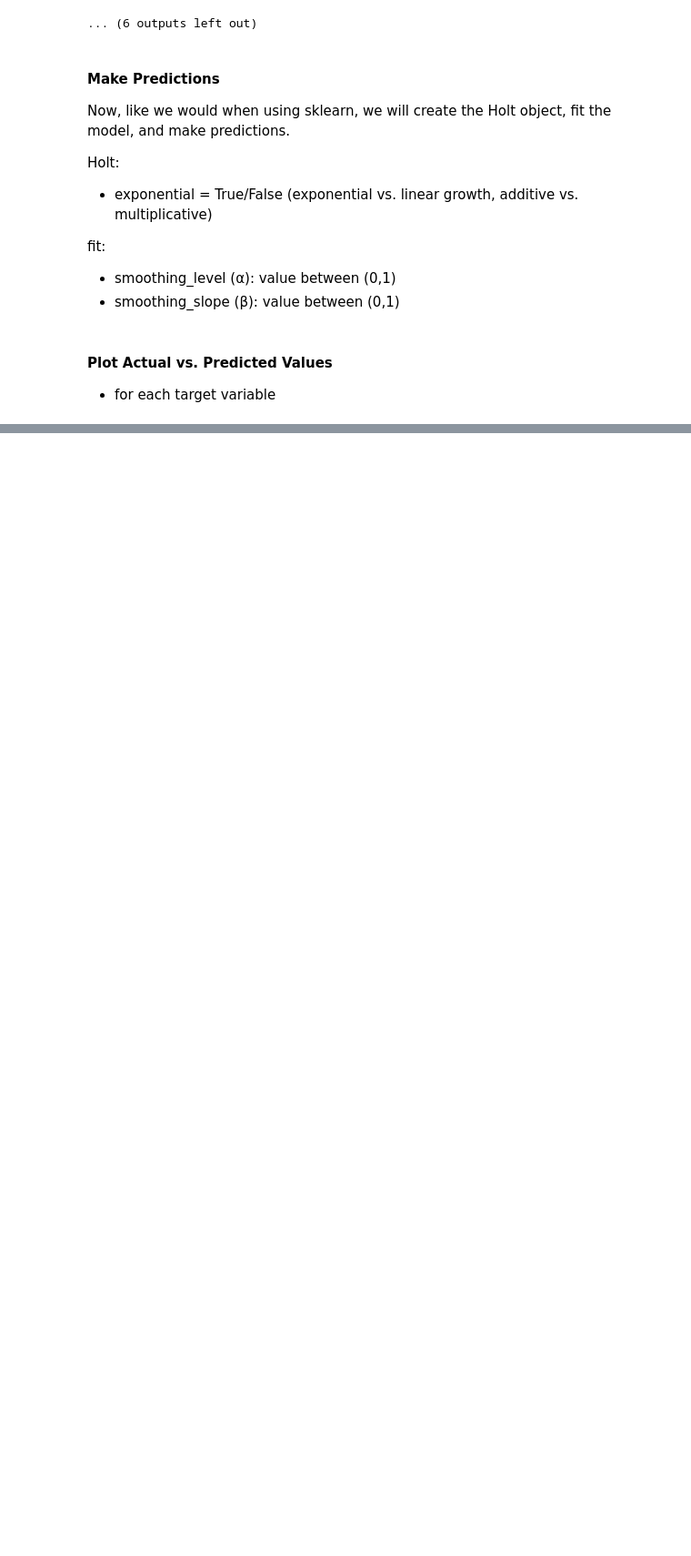
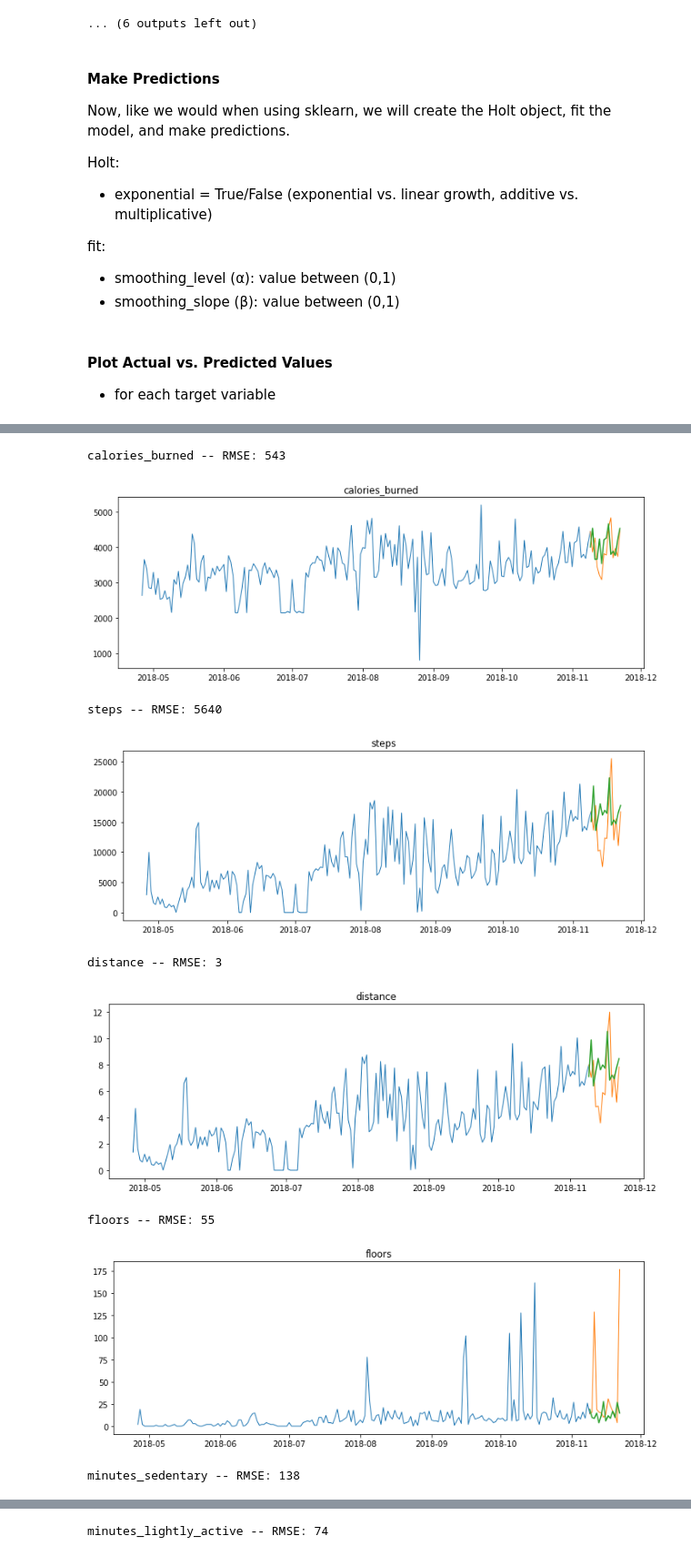
Before and after one commit to Brandon-Martinez27/fitbit_time_series_forecasting, a Jupyter notebook: model.ipynb, the cells around one changed output, grey strips where cells are left out. Shown at 91% size. Drawn from its saved outputs; the diff is of its cells as text; code cells hidden in the pictures; blank space fills up the shorter version.

```diff
--- a/model.ipynb
+++ b/model.ipynb
@@ -436,0 +440,4 @@ for col in train.columns:
+# %%
+for col in train.columns:
+    eval_df = append_eval_df(eval_df, validate, yhat_df, model_type = 'Holts',
+                             target_var = col)
@@ -436,0 +451,8 @@ for col in train.columns:
+# %%
+train2 = df.loc[:'2018-11-09']
+validate2 = df.loc['2018-11-09':'2018-11-22']
+test2 = df.loc['2018-11-23':'2018-12-06']
+
+print(train2.shape)
+print(validate2.shape)
+print(test2.shape)
@@ -436,0 +465,3 @@ for col in train.columns:
+# %%
+yhat_df = train2['2018-10-27':'2018-11-09'] + train2.diff(14).mean()
+yhat_df.index = validate2.index
@@ -436,0 +471,13 @@ for col in train.columns:
+# %%
+for col in train2.columns:
+    plot_and_eval(train2, validate2, yhat_df, target_var = col)
+# %% [output]
+calories_burned -- RMSE: 543
+[figure, added]
+steps -- RMSE: 5640
+[figure, added]
+distance -- RMSE: 3
+[figure, added]
+floors -- RMSE: 55
+[figure, added]
+minutes_sedentary -- RMSE: 138
@@ -436,0 +485 @@ for col in train.columns:
+minutes_lightly_active -- RMSE: 74
```
Also changed, not shown: parts of 28 cells of this notebook.
